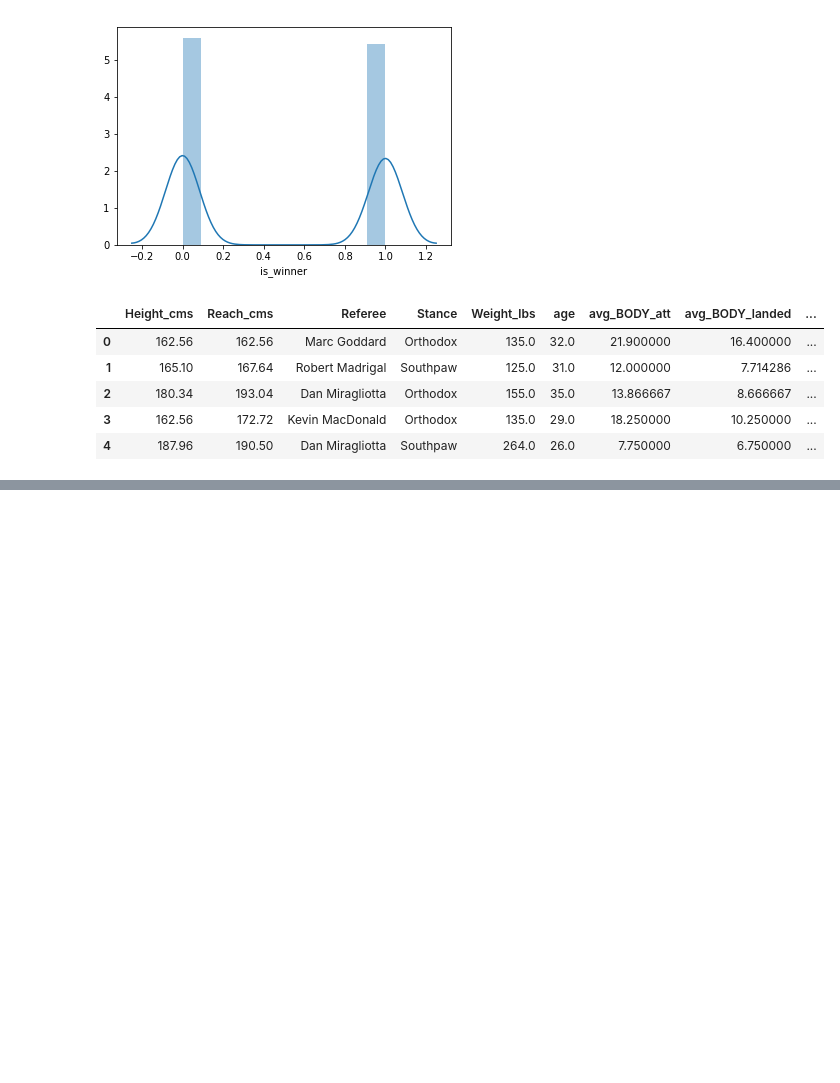
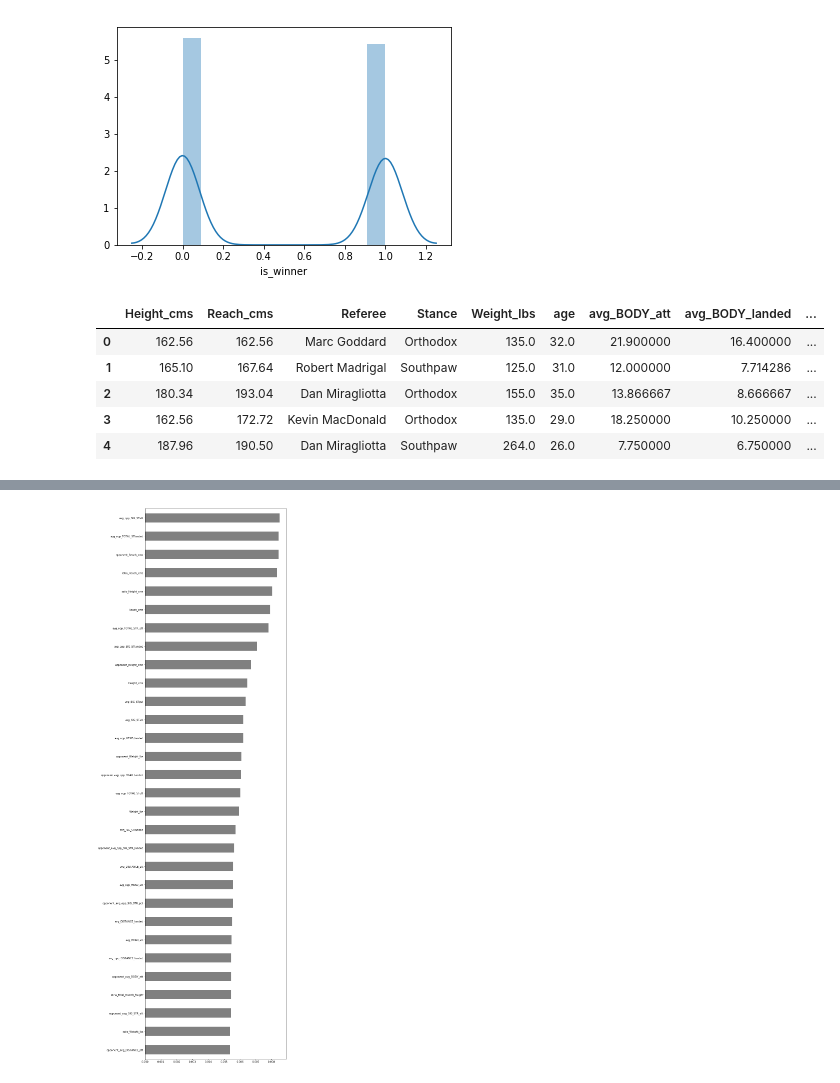
Before and after one commit to ekoly/DS-Unit-2-Applied-Modeling, a Jupyter notebook: module1/LS_DS_231_assignment.ipynb, the cells around one changed output, grey strips where cells are left out. Saved outputs shown, nothing was run; the diff lists cells and outputs as text; code cells hidden in the pictures; blank space fills up the shorter version.

```diff
--- a/module1/LS_DS_231_assignment.ipynb
+++ b/module1/LS_DS_231_assignment.ipynb
@@ -115,6 +115,8 @@ for col in [col for col in fighters_df.select_dtypes(include="number").columns i
     col1 = col[9:]
 
     fighters_df["ratio_" + col1] = (fighters_df[col1] + 1) / (fighters_df[col2] + 1)
+
+fighters_df["stance_config"] = fighters_df["Stance"] + "-" + fighters_df["opponent_Stance"]
 # %%
 # prevent leakage
 fighters_df = fighters_df.drop(columns="Winner")
@@ -215,7 +217,7 @@ from sklearn.model_selection import train_test_split
 train, test = train_test_split(fighters_df)
 
 target = "is_winner"
-features = fighters_df.columns.drop([target])
+features = fighters_df.columns.drop([target] + ["age", "ratio_age", "opponent_age"])
 
 X_train = train[features]
 y_train = train[target]
@@ -264,0 +289,13 @@ array([[906, 389],
+# %%
+model = pipeline.named_steps["randomforestclassifier"]
+encoder = pipeline.named_steps["onehotencoder"]
+
+encoded_cols = encoder.transform(fighters_df[features]).columns
+importances = pd.Series(model.feature_importances_, encoded_cols)
+# %%
+fig, ax = plt.subplots(figsize=(10, 40))
+importances.sort_values()[len(importances)-30:].plot.barh(color="gray", ax=ax)
+
+fig.show()
+# %% [output]
+[figure, added]
```
Also changed, not shown: parts of 3 cells of this notebook.
